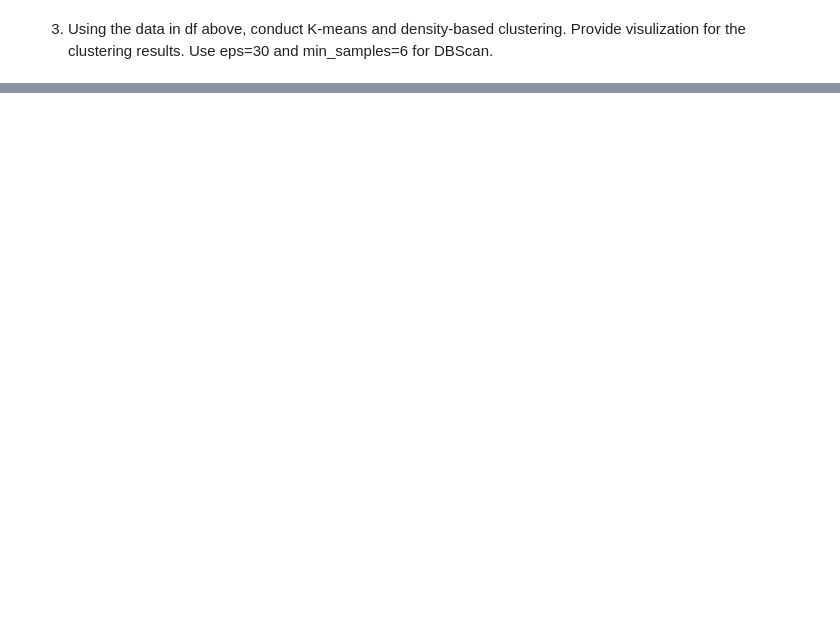
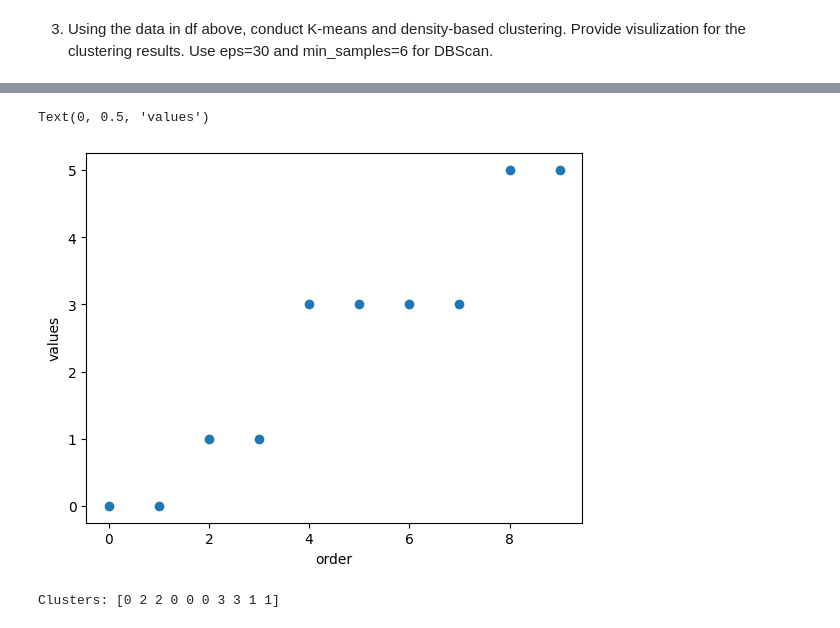
Before and after one commit to OpenCV13/dm, a Jupyter notebook: module_8.ipynb, the cells around one changed output, grey strips where cells are left out. Cells and saved outputs as stored; diff of their text form; code cells hidden in the pictures; blank space fills up the shorter version.

```diff
--- a/module_8.ipynb
+++ b/module_8.ipynb
@@ -281,0 +293,30 @@ plt.show()
+# %%
+# Adjacency Matrix
+A = np.array([
+  [0, 1, 1, 0, 0, 0, 0, 0, 1, 1],
+  [1, 0, 1, 0, 0, 0, 0, 0, 0, 0],
+  [1, 1, 0, 0, 0, 0, 0, 0, 0, 0],
+  [0, 0, 0, 0, 1, 1, 0, 0, 0, 0],
+  [0, 0, 0, 1, 0, 1, 0, 0, 0, 0],
+  [0, 0, 0, 1, 1, 0, 1, 1, 0, 0],
+  [0, 0, 0, 0, 0, 1, 0, 1, 0, 0],
+  [0, 0, 0, 0, 0, 1, 1, 0, 0, 0],
+  [1, 0, 0, 0, 0, 0, 0, 0, 0, 1],
+  [1, 0, 0, 0, 0, 0, 0, 0, 1, 0]])
+
+# Degree Matrix
+D = np.diag(A.sum(axis=1))
+print(D)
+
+L = D-A
+print(L)
+
+# graph laplacian
+L = D-A
+
+# eigenvalues and eigenvectors
+vals, vecs = np.linalg.eig(L)
+
+# sort these based on the eigenvalues
+vecs = vecs[:,np.argsort(vals)]
+vals = vals[np.argsort(vals)]
@@ -281,0 +344,19 @@ plt.show()
+# %%
+plt.scatter(range(len(vals)), vals)
+plt.xlabel('order')
+plt.ylabel('values')
+# %% [output]
+Text(0, 0.5, 'values')
+[figure, added]
+# %%
+
+# kmeans on first three vectors with nonzero eigenvalues
+kmeans = KMeans(n_clusters=4, n_init = "auto")
+kmeans.fit(vecs[:,1:4])
+colors = kmeans.labels_
+
+print("Clusters:", colors)
+
+# Clusters: [2 1 1 0 0 0 3 3 2 2]
+# %% [output]
+Clusters: [0 2 2 0 0 0 3 3 1 1]
```
Also changed, not shown: parts of 6 cells of this notebook.
